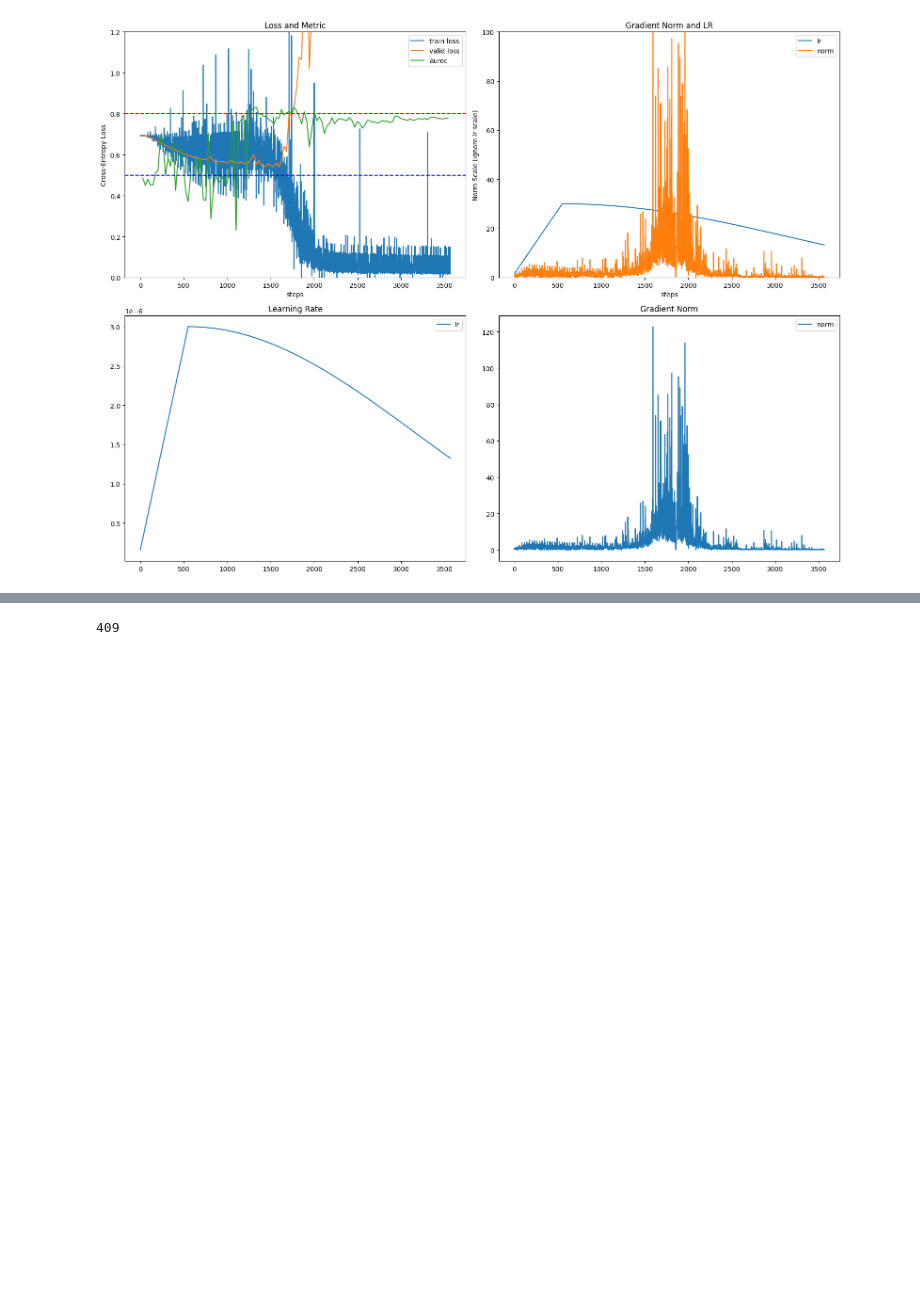
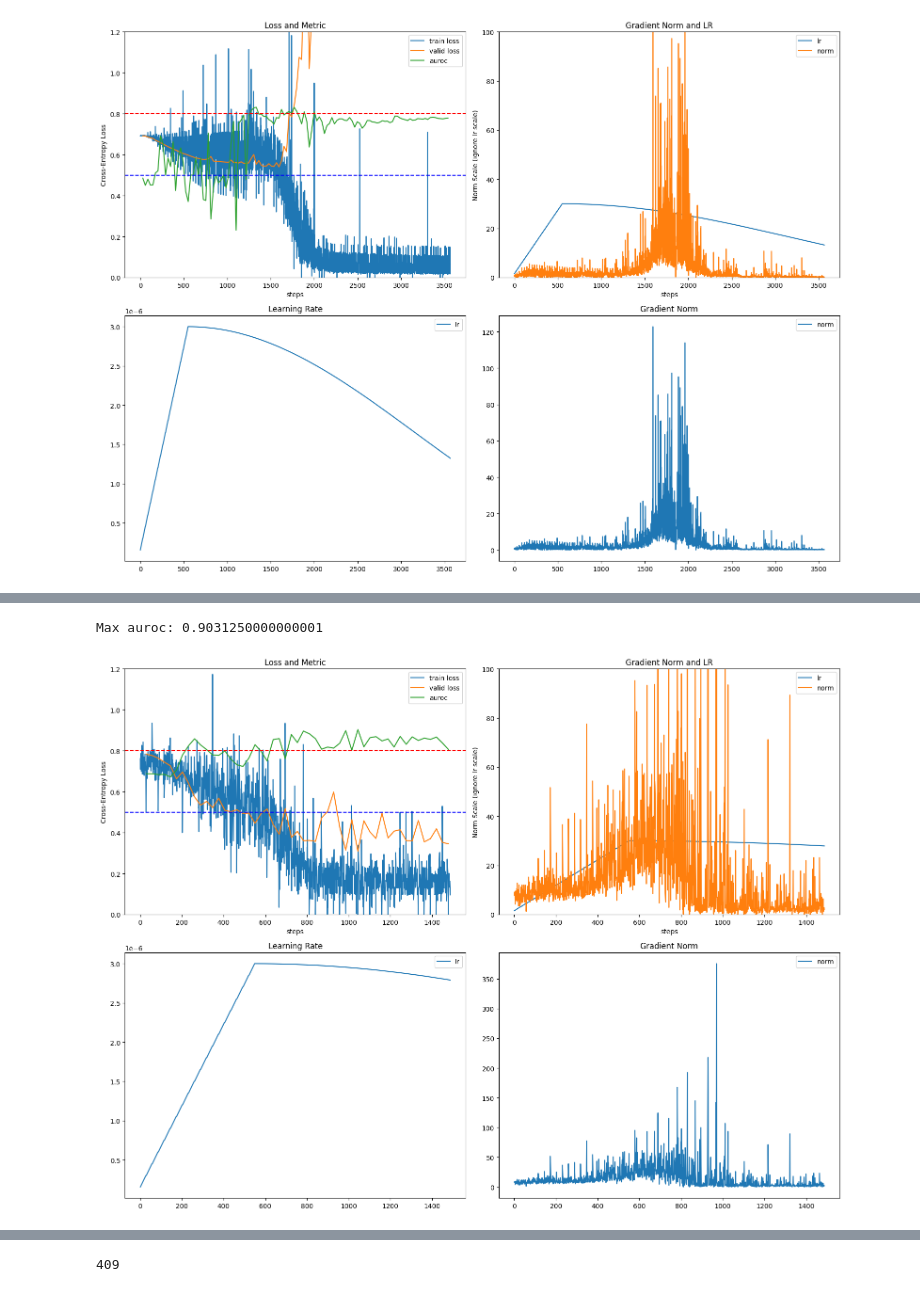
Before and after one commit to kimdj98/onj_, a Jupyter notebook: visualize2.ipynb, the cells around one changed output, grey strips where cells are left out. Drawn from its saved outputs; the diff is of its cells as text; code cells hidden in the pictures; blank space fills up the shorter version.

```diff
--- a/visualize2.ipynb
+++ b/visualize2.ipynb
@@ -178,0 +179,7 @@ Max auroc: 0.7916666666666667
+# %%
+plot_log(
+    "2024-11-07_17-06-46_n_embed_512_n_head_8_n_class_1_n_layer_2_n_patch3d_(16, 16, 8)_n_patch2d_(64, 64)_width_2d_1024_width_3d_512_gpu_7_lambda1_0.0_lambda2_1.0_epochs_200_lr_3e-06_batch_1_grad_accum_steps_16_eps_1e-06_resume_None"
+)
+# %% [output]
+Max auroc: 0.9031250000000001
+[figure, added]
```
Also changed, not shown: parts of 4 cells of this notebook, 5 other files.
